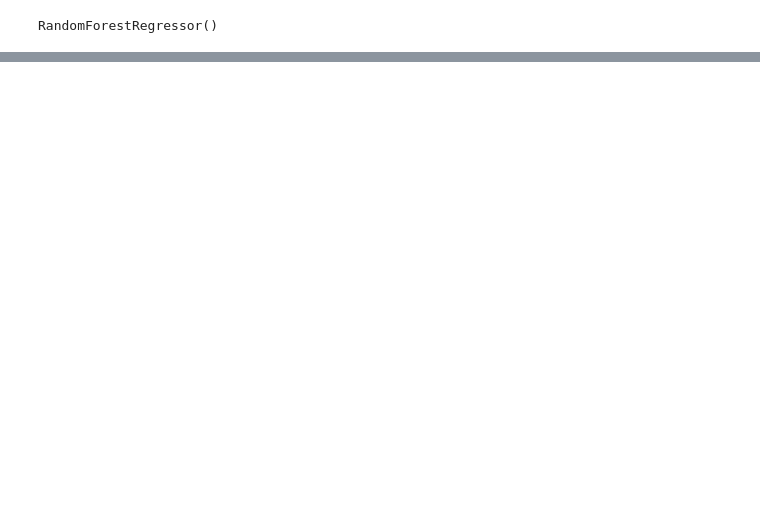
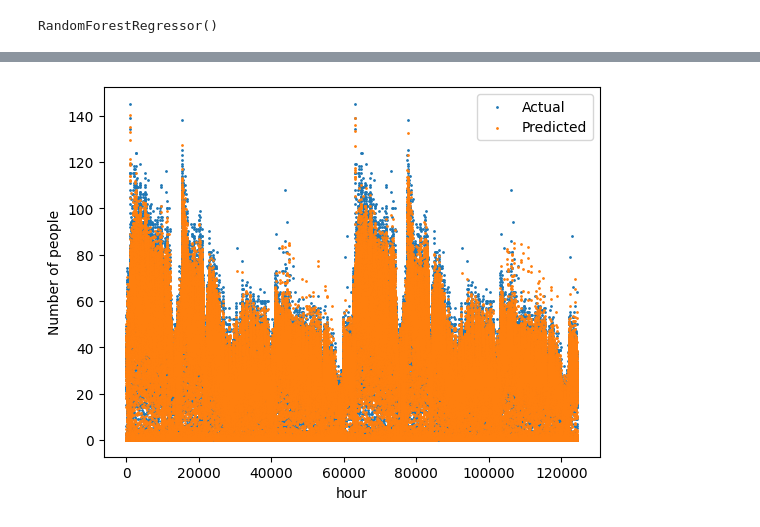
Before and after one commit to Pinkippo/ML_sprint, a Jupyter notebook: Model/RFR_GYM_model.ipynb, the cells around one changed output, grey strips where cells are left out. Drawn from its saved outputs; the diff is of its cells as text; code cells hidden in the pictures; blank space fills up the shorter version.

```diff
--- a/Model/RFR_GYM_model.ipynb
+++ b/Model/RFR_GYM_model.ipynb
@@ -140,0 +140,5 @@ with open('RFR_GYM_scaler.pkl', 'wb') as f:
+# %%
+X_scale = scaler.transform(X)
+pred = model.predict(X_scale)
+
+X
@@ -140,0 +159,10 @@ with open('RFR_GYM_scaler.pkl', 'wb') as f:
+# %%
+plt.scatter(X.index, y, s=1, label='Actual')
+plt.scatter(X.index, pred, s=1, label='Predicted')
+
+plt.xlabel('hour')
+plt.ylabel('Number of people')
+plt.legend()
+plt.show()
+# %% [output]
+[figure, added]
```
Also changed, not shown: parts of 6 cells of this notebook, 3 other files.
